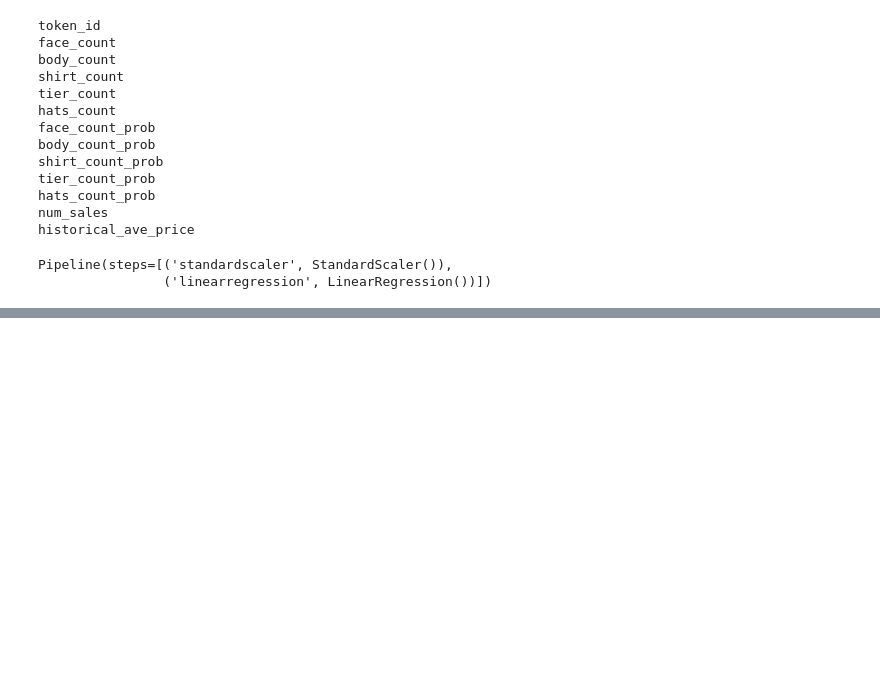
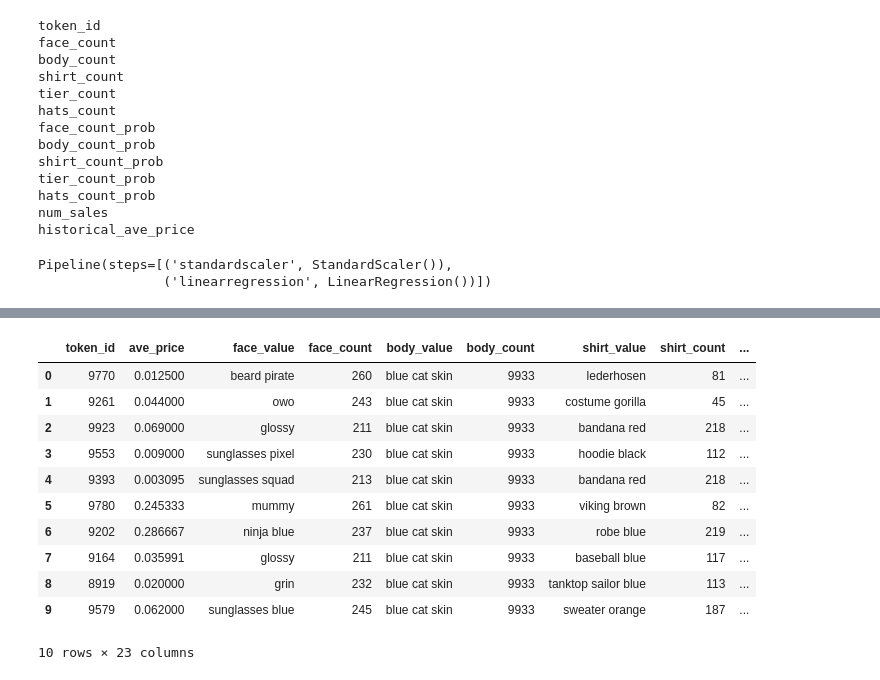
Before and after one commit to rgoding2004/W207-Project, a Jupyter notebook: NFT.ipynb, the cells around one changed output, grey strips where cells are left out. Saved outputs shown, nothing was run; the diff lists cells and outputs as text; code cells hidden in the pictures; blank space fills up the shorter version.

Commit message:
Added time-series analysis

```diff
--- a/NFT.ipynb
+++ b/NFT.ipynb
@@ -735,0 +863,12 @@ R2 score: 0.60
+# %%
+# Create dataframe for time series predictions.
+time_series_array = []
+
+
+for i in range(len(token_ids)):
+    time_series_array.append([token_ids[i], time_series_predictions[i]])
+
+time_series_df = pd.DataFrame(data=np.array(time_series_array), columns=['token_id', 'time_series_prediction'])
+time_series_df = time_series_df.reset_index(drop=True)
+
+time_series_df.head(10)
@@ -735,0 +887,31 @@ R2 score: 0.60
+# %%
+# Merge with main DF.
+time_series_df = time_series_df.astype({'token_id' : int})
+
+df.drop('time_series_prediction', axis=1, inplace=True)
+
+if 'time_series_prediction' not in df.columns:
+    df = df.merge(time_series_df, on='token_id', how='left')
+    df = df.astype({'time_series_prediction' : float})
+
+    # Add flag for time series.
+    df['has_time_series_prediction'] = ~np.isnan(df['time_series_prediction'])
+
+    # Plug in average price as time series prediction for NaN.
+    #df = df.assign(time_series_prediction = (lambda x: x['time_series_prediction'] if x.has_time_series_prediction == True else x['ave_price']))
+    df.time_series_prediction.fillna(df.ave_price, inplace=True)
+
+df.head(10)
+# %% [output]
+|  | token_id | ave_price | face_value | face_count | body_value | body_count | shirt_value | shirt_count | ... |
+| 0 | 9770 | 0.012500 | beard pirate | 260 | blue cat skin | 9933 | lederhosen | 81 | ... |
+| 1 | 9261 | 0.044000 | owo | 243 | blue cat skin | 9933 | costume gorilla | 45 | ... |
+| 2 | 9923 | 0.069000 | glossy | 211 | blue cat skin | 9933 | bandana red | 218 | ... |
+| 3 | 9553 | 0.009000 | sunglasses pixel | 230 | blue cat skin | 9933 | hoodie black | 112 | ... |
+| 4 | 9393 | 0.003095 | sunglasses squad | 213 | blue cat skin | 9933 | bandana red | 218 | ... |
+| 5 | 9780 | 0.245333 | mummy | 261 | blue cat skin | 9933 | viking brown | 82 | ... |
+| 6 | 9202 | 0.286667 | ninja blue | 237 | blue cat skin | 9933 | robe blue | 219 | ... |
+| 7 | 9164 | 0.035991 | glossy | 211 | blue cat skin | 9933 | baseball blue | 117 | ... |
+| 8 | 8919 | 0.020000 | grin | 232 | blue cat skin | 9933 | tanktop sailor blue | 113 | ... |
+| 9 | 9579 | 0.062000 | sunglasses blue | 245 | blue cat skin | 9933 | sweater orange | 187 | ... |
+10 rows × 23 columns
```
Also changed, not shown: parts of 32 cells of this notebook.
